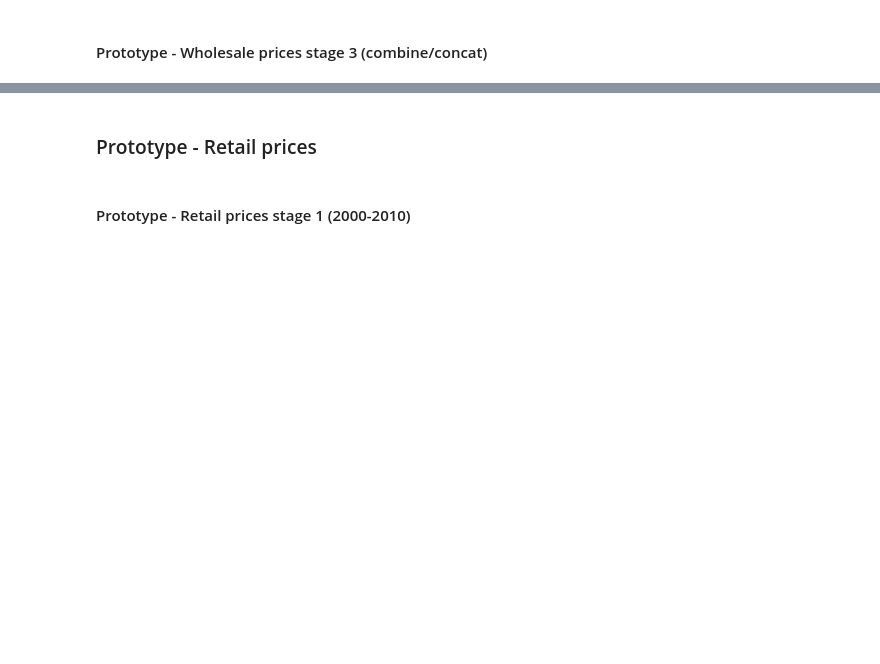
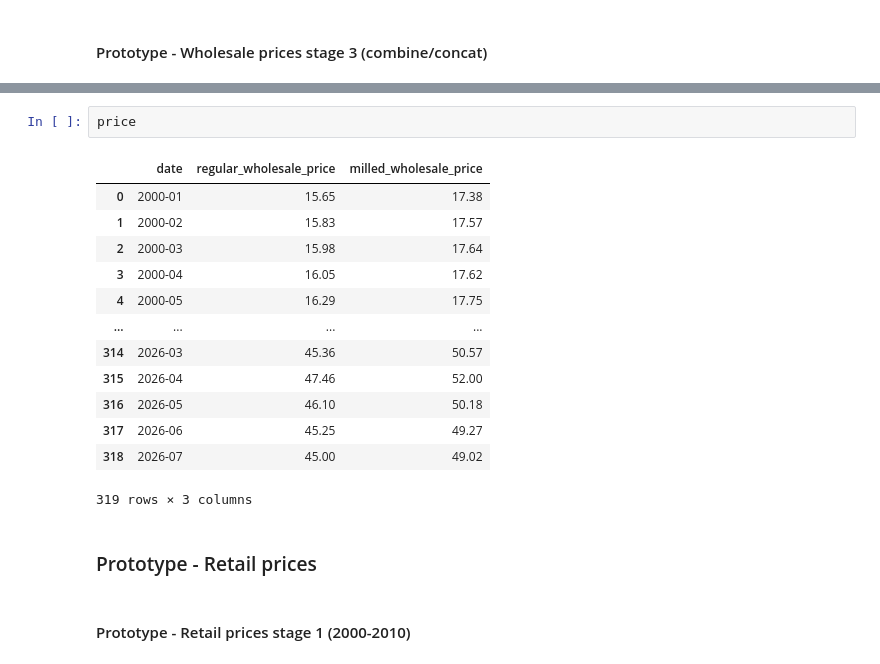
Before and after one commit to emmanresu/Thesis-Keras, a Jupyter notebook: prototype/requests_prototype.ipynb, the cells around one changed output, grey strips where cells are left out. Saved outputs shown, nothing was run; the diff lists cells and outputs as text; blank space fills up the shorter version.

```diff
--- a/prototype/requests_prototype.ipynb
+++ b/prototype/requests_prototype.ipynb
@@ -823,3 +792,19 @@ key_split
+# %%
+price
+# %% [output]
+|  | date | regular_wholesale_price | milled_wholesale_price |
+| 0 | 2000-01 | 15.65 | 17.38 |
+| 1 | 2000-02 | 15.83 | 17.57 |
+| 2 | 2000-03 | 15.98 | 17.64 |
+| 3 | 2000-04 | 16.05 | 17.62 |
+| 4 | 2000-05 | 16.29 | 17.75 |
+| ... | ... | ... | ... |
+| 314 | 2026-03 | 45.36 | 50.57 |
+| 315 | 2026-04 | 47.46 | 52.00 |
+| 316 | 2026-05 | 46.10 | 50.18 |
+| 317 | 2026-06 | 45.25 | 49.27 |
+| 318 | 2026-07 | 45.00 | 49.02 |
+319 rows × 3 columns
 # %% [markdown]
 ### Prototype - Retail prices
 # %% [markdown]
```
Also changed, not shown: parts of 11 cells of this notebook.
